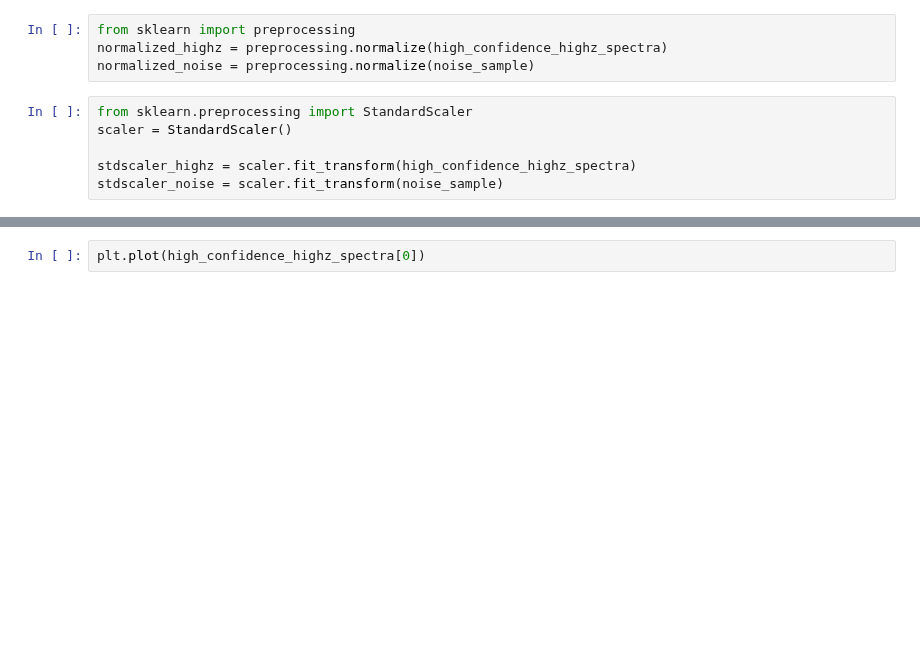
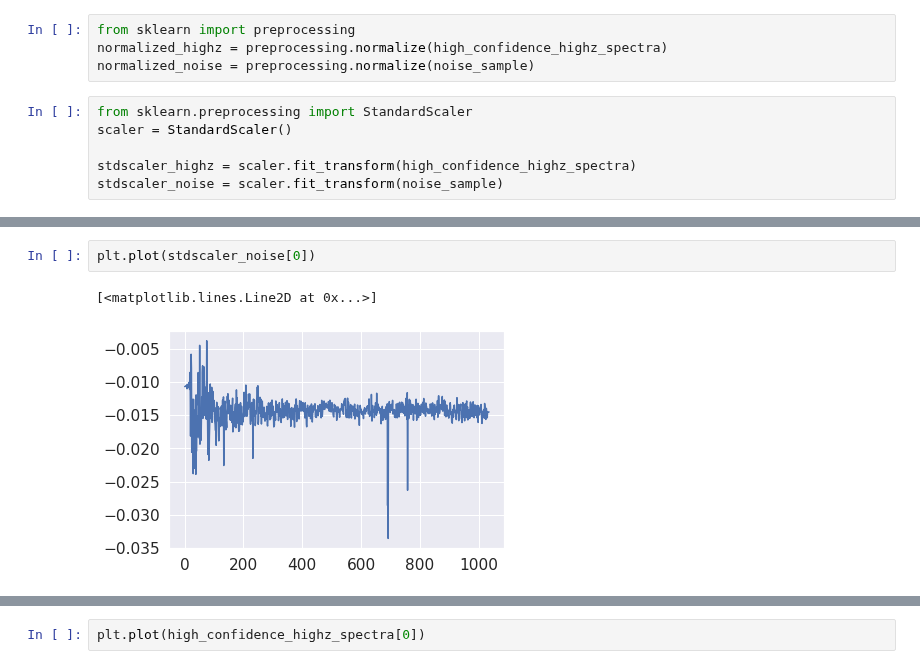
Before and after one commit to nickdavila/LAE-ML-Classification, a Jupyter notebook: Nick-RandomForest.ipynb, the cells around one changed output, grey strips where cells are left out. Drawn from its saved outputs; the diff is of its cells as text; blank space fills up the shorter version.

```diff
--- a/Nick-RandomForest.ipynb
+++ b/Nick-RandomForest.ipynb
@@ -176,0 +109,5 @@ plt.plot(stdscaler_highz[0])
+# %%
+plt.plot(stdscaler_noise[0])
+# %% [output]
+[<matplotlib.lines.Line2D at 0x...>]
+[figure, added]
```
Also changed, not shown: parts of 30 cells of this notebook.
